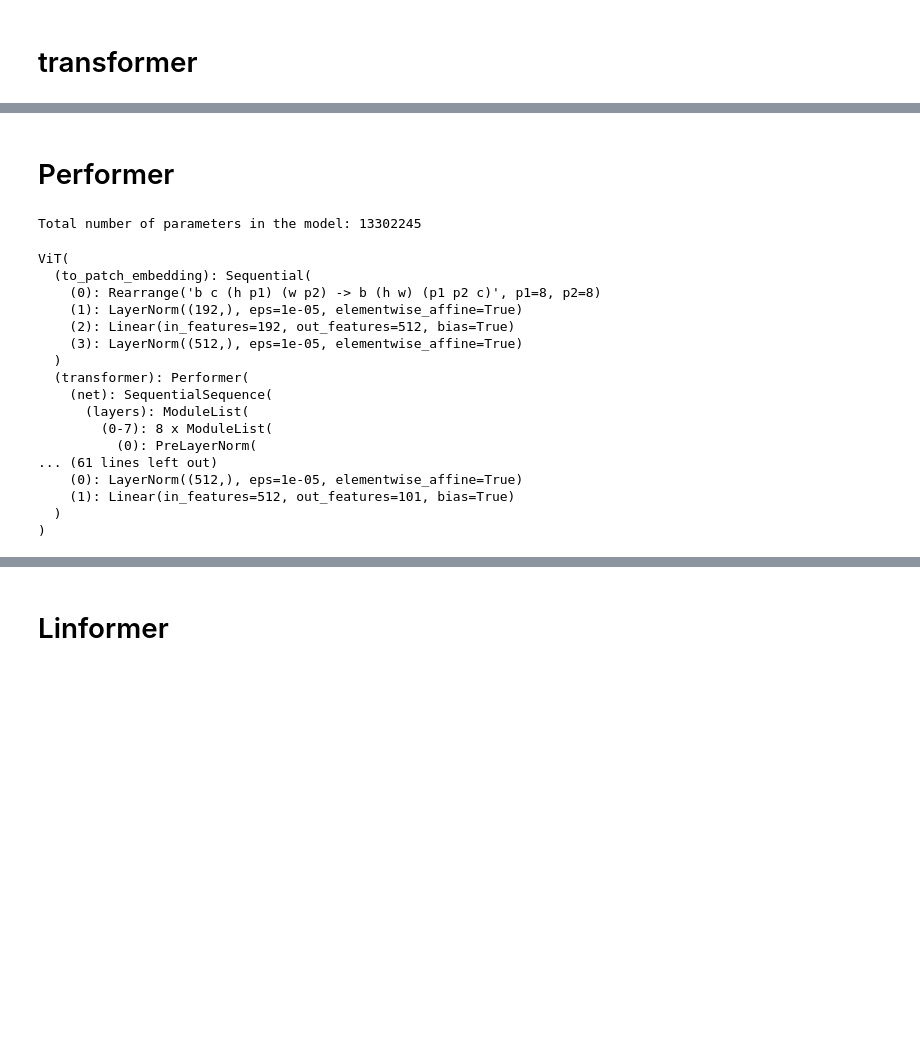
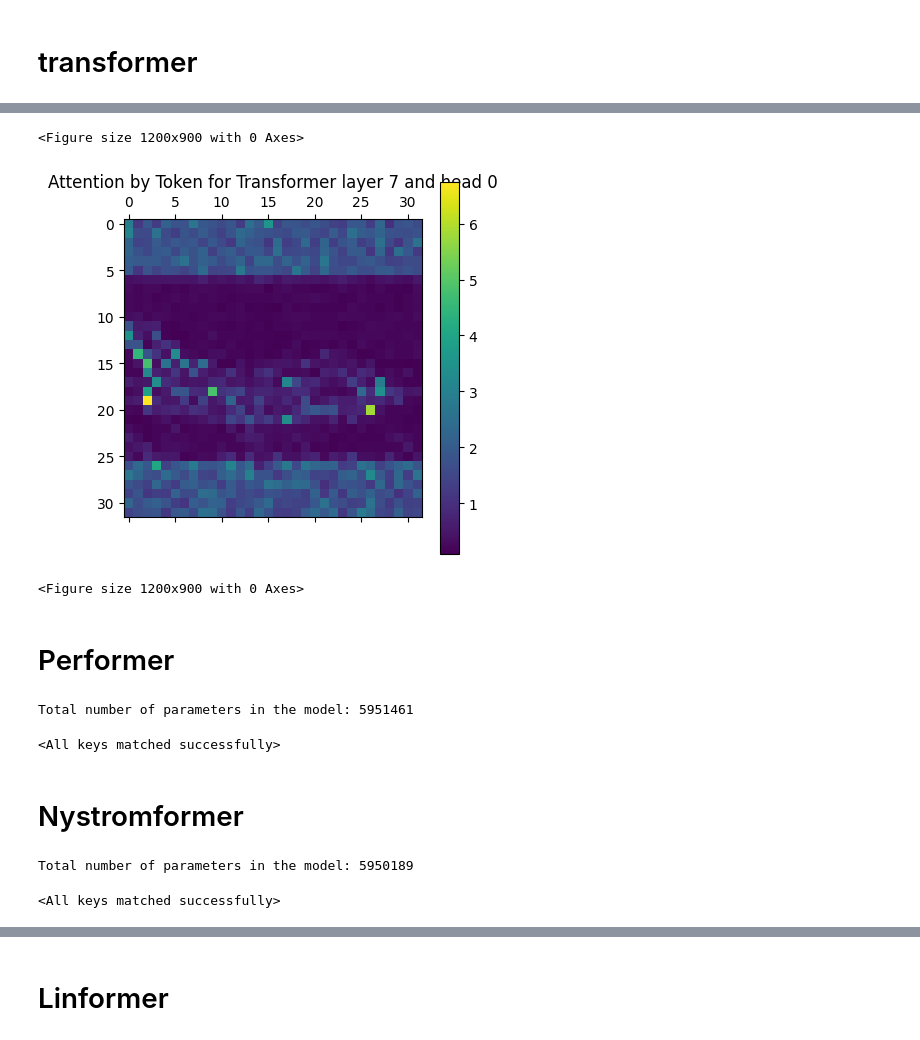
Before and after one commit to michaelweihaosong/vit_efficient_transformer, a Jupyter notebook: vit_efficient_transformer.ipynb, the cells around one changed output, grey strips where cells are left out. Drawn from its saved outputs; the diff is of its cells as text; code cells hidden in the pictures; blank space fills up the shorter version.

```diff
--- a/vit_efficient_transformer.ipynb
+++ b/vit_efficient_transformer.ipynb
@@ -256,16 +270,25 @@ Text(0.5, 1.0, 'Attention map for Transformer layer 7 and head 6')
+# %%
+plt.matshow(attention_list[layer][0, head, 1:, 1:].reshape(1024, 1024).to('cpu').numpy().sum(axis=0).reshape(32, 32))
+plt.title(f'Attention by Token for {model_name} layer {layer} and head {head}')
+plt.colorbar()
+plt.figure(figsize=(12,9))
+# %% [output]
+<Figure size 1200x900 with 0 Axes>
+[figure, added]
+<Figure size 1200x900 with 0 Axes>
 # %% [markdown]
 # Performer
 # %%
 transformer = Performer(
     dim = d_channel,
     depth = 8,
-    heads = 8,
+    heads = 1,
     causal = False,
     dim_head = 64,
     ff_mult = 1,
     generalized_attention = True,
     kernel_fn = nn.ReLU(),
-    nb_features = 0, # if nb_features is 0, then use None as projection_matrix in generalized kernel function \
+    nb_features = 64, # if nb_features is 0, then use None as projection_matrix in generalized kernel function \
                                     # which means using determinisitc feature projection \
                                     # you need to first cd to "~/anaconda3/envs/vit/lib/python3.8/site-packages/performer_pytorch" \
                                     # edit "performer_pytorch.py": add "if nb_full_blocks == 0: return None" after Line 143
@@ -279,24 +302,36 @@ model = ViT_efficient(
     num_classes = num_classes,
     transformer = transformer
 )
+model_name = 'Performer'
 print(f"Total number of parameters in the model: {count_parameters(model)}")
-model
+model.load_state_dict(torch.load('./checkpts/Caltech101_heads_1/vit_performer_relu_patch_size_8_nb_features_64_feature_redraw_interval_1000/model.pt', map_location=torch.device('cpu')))
 # %% [output]
-Total number of parameters in the model: 13302245
+Total number of parameters in the model: 5951461
-ViT(
-  (to_patch_embedding): Sequential(
-    (0): Rearrange('b c (h p1) (w p2) -> b (h w) (p1 p2 c)', p1=8, p2=8)
-    (1): LayerNorm((192,), eps=1e-05, elementwise_affine=True)
-    (2): Linear(in_features=192, out_features=512, bias=True)
-    (3): LayerNorm((512,), eps=1e-05, elementwise_affine=True)
-  )
-  (transformer): Performer(
-    (net): SequentialSequence(
-      (layers): ModuleList(
-        (0-7): 8 x ModuleList(
-          (0): PreLayerNorm(
-... (61 lines left out)
-    (0): LayerNorm((512,), eps=1e-05, elementwise_affine=True)
-    (1): Linear(in_features=512, out_features=101, bias=True)
-  )
-)
+<All keys matched successfully>
+# %% [markdown]
+# Nystromformer
+# %%
+from models.nystromformer import Nystromformer
+
+transformer = Nystromformer(
+        dim = d_channel,
+        dim_head = 64,
+        depth = 8,
+        heads = 1,
+        num_landmarks = 16,
+        pinv_iterations = 6
+        )
+
+model = ViT_efficient(
+    dim = d_channel,
+    image_size = image_size,
+    patch_size = patch_size,
+    num_classes = num_classes,
+    transformer = transformer
+)
+model_name = 'Nyströmformer'
+print(f"Total number of parameters in the model: {count_parameters(model)}")
+model.load_state_dict(torch.load('./checkpts/Caltech101_heads_1/vit_nystromformer_patch_size_8_num_landmarks_32_pinv_iterations_6/model.pt', map_location=torch.device('cpu')))
+# %% [output]
+Total number of parameters in the model: 5950189
+<All keys matched successfully>
```
Also changed, not shown: parts of 8 cells of this notebook, 1 other file.
